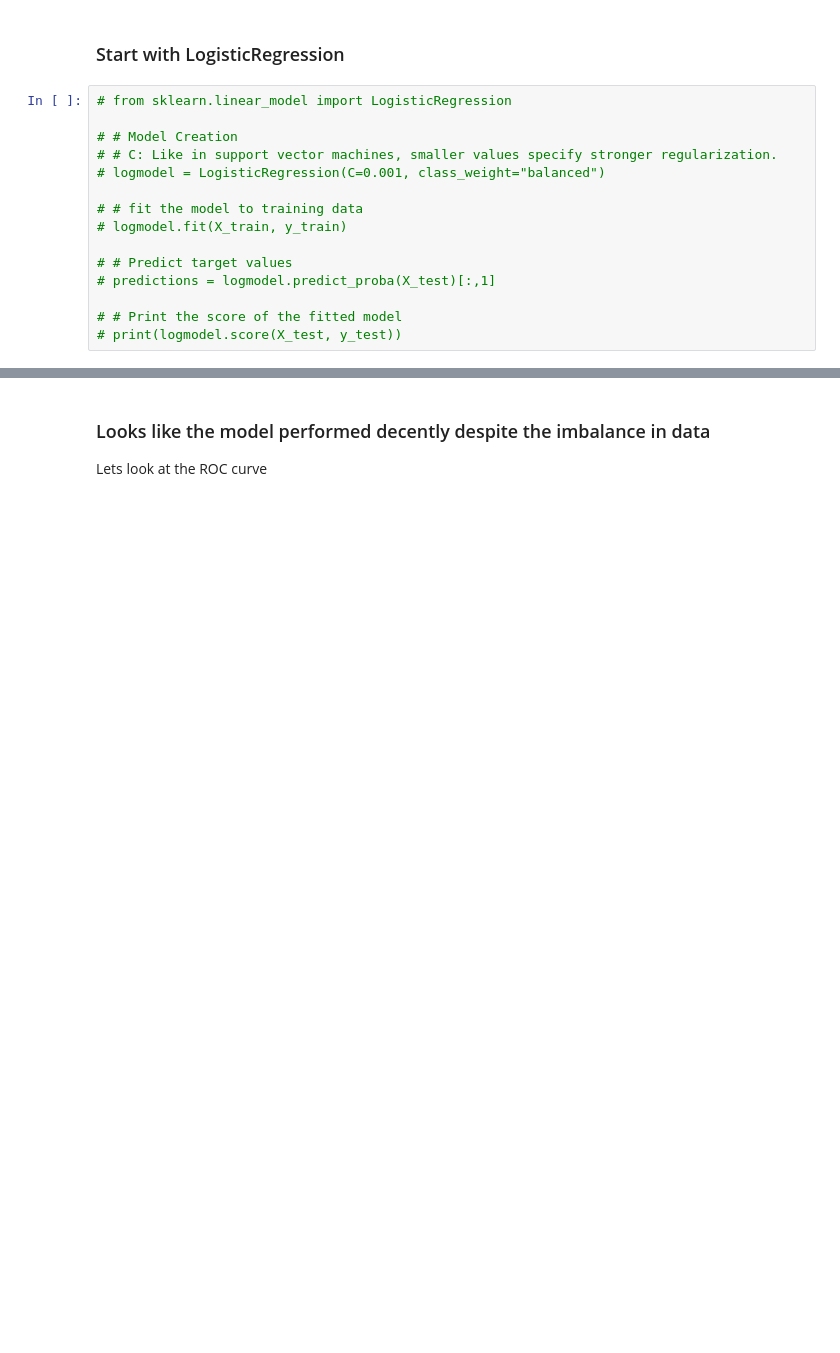
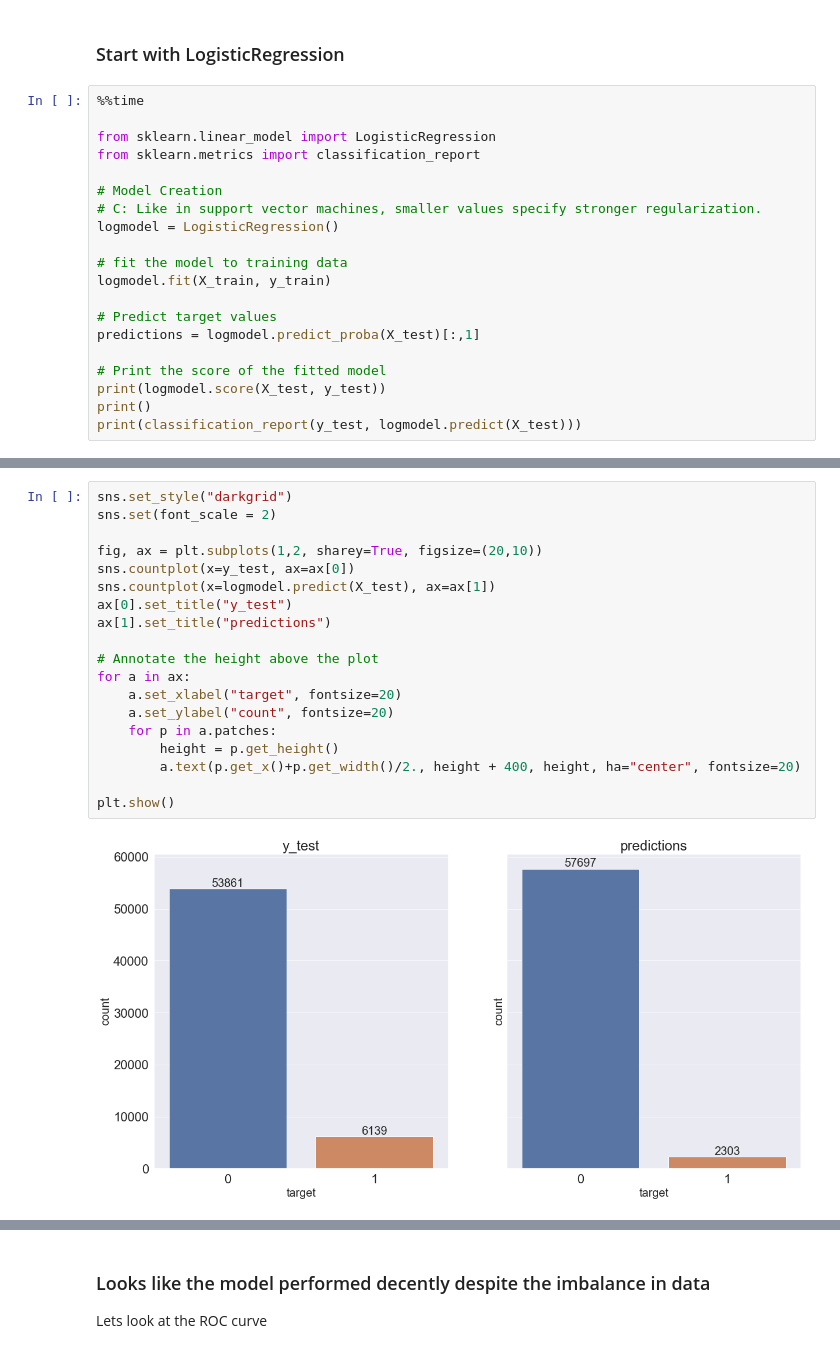
Before and after one commit to Doc1Ft/santander-customer-transaction-prediction, a Jupyter notebook: notebooks/Mike_Notebooks/Mike_Algorithm_Practice_2.ipynb, the cells around one changed output, grey strips where cells are left out. Cells and saved outputs as stored; diff of their text form; blank space fills up the shorter version.

Commit message:
Added basic logistic regression model countplot to show whats wrong

```diff
--- a/notebooks/Mike_Notebooks/Mike_Algorithm_Practice_2.ipynb
+++ b/notebooks/Mike_Notebooks/Mike_Algorithm_Practice_2.ipynb
@@ -87,17 +90,22 @@ plt.show()
 # %% [markdown]
 ### Start with LogisticRegression
 # %%
-# from sklearn.linear_model import LogisticRegression
+%%time
 
-# # Model Creation
-# # C: Like in support vector machines, smaller values specify stronger regularization.
-# logmodel = LogisticRegression(C=0.001, class_weight="balanced")
+from sklearn.linear_model import LogisticRegression
+from sklearn.metrics import classification_report
 
-# # fit the model to training data
-# logmodel.fit(X_train, y_train)
+# Model Creation
+# C: Like in support vector machines, smaller values specify stronger regularization.
+logmodel = LogisticRegression()
 
-# # Predict target values
-# predictions = logmodel.predict_proba(X_test)[:,1]
+# fit the model to training data
+logmodel.fit(X_train, y_train)
 
-# # Print the score of the fitted model
-# print(logmodel.score(X_test, y_test))
+# Predict target values
+predictions = logmodel.predict_proba(X_test)[:,1]
+
+# Print the score of the fitted model
+print(logmodel.score(X_test, y_test))
+print()
+print(classification_report(y_test, logmodel.predict(X_test)))
@@ -103,0 +126,21 @@ plt.show()
+# %%
+sns.set_style("darkgrid")
+sns.set(font_scale = 2)
+
+fig, ax = plt.subplots(1,2, sharey=True, figsize=(20,10))
+sns.countplot(x=y_test, ax=ax[0])
+sns.countplot(x=logmodel.predict(X_test), ax=ax[1])
+ax[0].set_title("y_test")
+ax[1].set_title("predictions")
+
+# Annotate the height above the plot
+for a in ax:
+    a.set_xlabel("target", fontsize=20)
+    a.set_ylabel("count", fontsize=20)
+    for p in a.patches:
+        height = p.get_height()
+        a.text(p.get_x()+p.get_width()/2., height + 400, height, ha="center", fontsize=20)
+
+plt.show()
+# %% [output]
+[figure, added]
```
Also changed, not shown: parts of 4 cells of this notebook, 1 other file.
